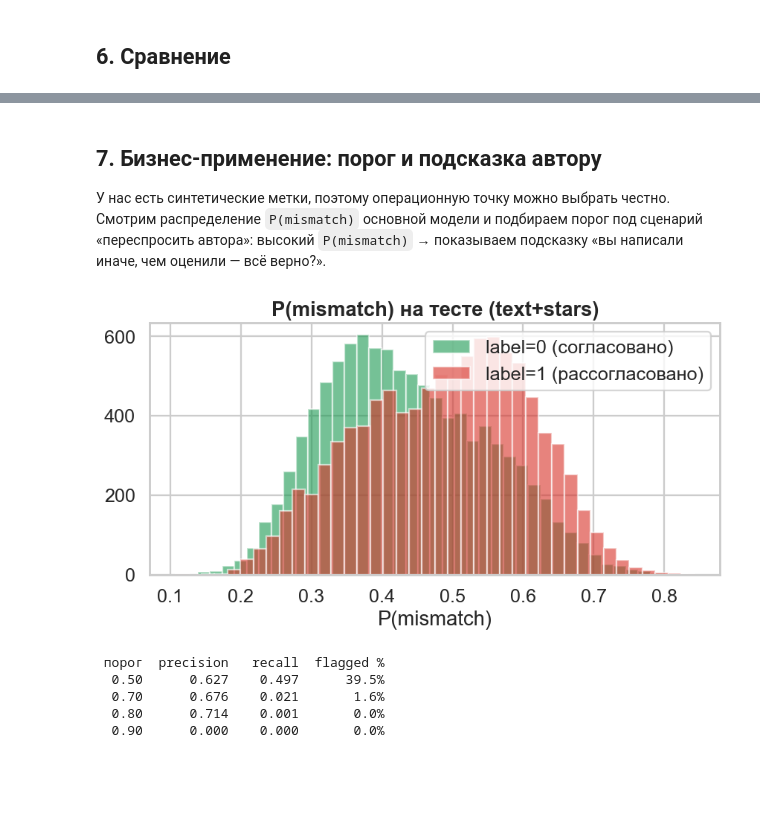
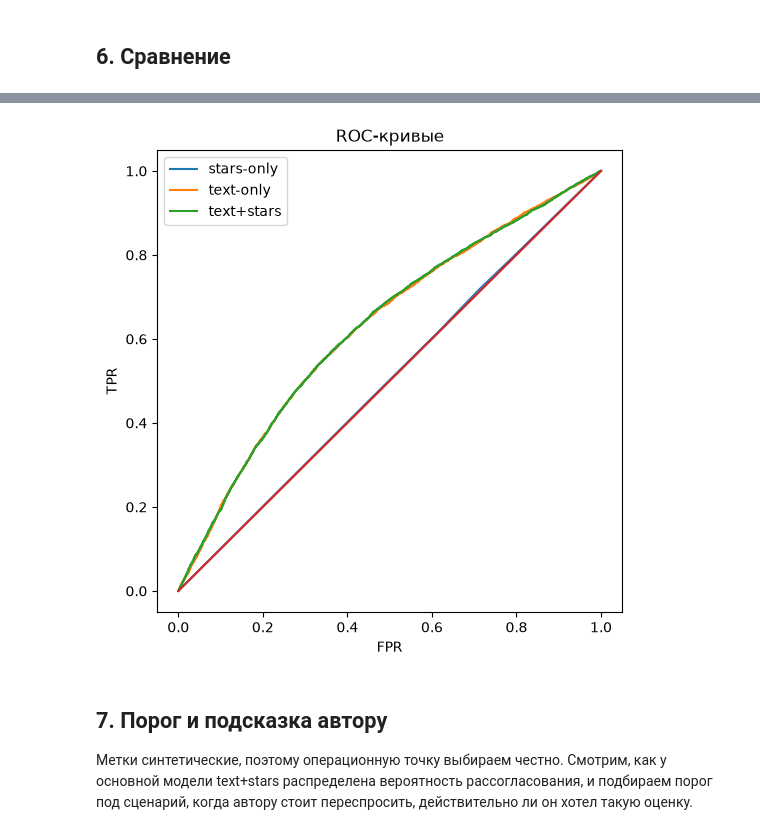
Before and after one commit to bluesteelll/gp5, a Jupyter notebook: notebooks/06_task2_mismatch_detector.ipynb, the cells around one changed output, grey strips where cells are left out. Cells and saved outputs as stored; diff of their text form; code cells hidden in the pictures; blank space fills up the shorter version.

```diff
--- a/notebooks/06_task2_mismatch_detector.ipynb
+++ b/notebooks/06_task2_mismatch_detector.ipynb
@@ -304,21 +298,2 @@ for name, kw in configs:
 # %% [markdown]
 ## 6. Сравнение
-# %%
-rows = []
-for name, r in results.items():
-    pred = r["probs"] > 0.5
-    rows.append({"модель": name, "параметры": r["params"],
-                 "test ROC-AUC": roc_auc_score(r["gts"], r["probs"]),
-                 "test F1": f1_score(r["gts"], pred),
-                 "test accuracy": accuracy_score(r["gts"], pred)})
-comp = pd.DataFrame(rows).set_index("модель")
-display(comp.style.format({"параметры": "{:,.0f}", "test ROC-AUC": "{:.3f}",
-                           "test F1": "{:.3f}", "test accuracy": "{:.3f}"}))
-
-fig, ax = plt.subplots(figsize=(6.5, 6))
-for name, r in results.items():
-    fpr, tpr, _ = roc_curve(r["gts"], r["probs"])
-    ax.plot(fpr, tpr, label=f"{name} (AUC={roc_auc_score(r['gts'], r['probs']):.3f})")
-ax.plot([0, 1], [0, 1], "k--", lw=1)
-ax.set_title("ROC-кривые"); ax.set_xlabel("FPR"); ax.set_ylabel("TPR"); ax.legend()
-savefig("roc_curves"); plt.show()
@@ -331,0 +300,7 @@ savefig("roc_curves"); plt.show()
+# %%
+rows = []
+for name, r in results.items():
+    pred = r["probs"] > 0.5
+    rows.append({"model": name, "params": r["params"], "test_auc": roc_auc_score(r["gts"], r["probs"]), "test_f1": f1_score(r["gts"], pred), "test_acc": accuracy_score(r["gts"], pred)})
+comp = pd.DataFrame(rows).set_index("model").round(3)
+comp
@@ -332,26 +313,18 @@ savefig("roc_curves"); plt.show()
+# %%
+plt.figure(figsize=(6, 6))
+for name, r in results.items():
+    fpr, tpr, _ = roc_curve(r["gts"], r["probs"])
+    plt.plot(fpr, tpr, label=name)
+plt.plot([0, 1], [0, 1])
+plt.title("ROC-кривые")
+plt.xlabel("FPR")
+plt.ylabel("TPR")
+plt.legend()
+savefig("roc_curves")
+plt.show()
+# %% [output]
+[figure, added]
 # %% [markdown]
-## 7. Бизнес-применение: порог и подсказка автору
+## 7. Порог и подсказка автору
 
-У нас есть синтетические метки, поэтому операционную точку можно выбрать честно. Смотрим
-распределение `P(mismatch)` основной модели и подбираем порог под сценарий «переспросить автора»:
-высокий `P(mismatch)` → показываем подсказку «вы написали иначе, чем оценили — всё верно?».
+Метки синтетические, поэтому операционную точку выбираем честно. Смотрим, как у основной модели text+stars распределена вероятность рассогласования, и подбираем порог под сценарий, когда автору стоит переспросить, действительно ли он хотел такую оценку.
-# %%
-gts, probs = results["text+stars"]["gts"], results["text+stars"]["probs"]
-fig, ax = plt.subplots(figsize=(9, 4))
-ax.hist(probs[gts == 0], bins=40, alpha=.6, label="label=0 (согласовано)", color="#1a9850")
-ax.hist(probs[gts == 1], bins=40, alpha=.6, label="label=1 (рассогласовано)", color="#d73027")
-ax.set_title("P(mismatch) на тесте (text+stars)"); ax.set_xlabel("P(mismatch)"); ax.legend()
-savefig("prob_hist"); plt.show()
-
-print(f"{'порог':>6} {'precision':>10} {'recall':>8} {'flagged %':>10}")
-for thr in [0.5, 0.7, 0.8, 0.9]:
-    pred = probs > thr
-    p, r, _, _ = precision_recall_fscore_support(gts, pred, average="binary", zero_division=0)
-    print(f"{thr:>6.2f} {p:>10.3f} {r:>8.3f} {pred.mean()*100:>9.1f}%")
-# %% [output]
-[figure, removed]
- порог  precision   recall  flagged %
-  0.50      0.627    0.497      39.5%
-  0.70      0.676    0.021       1.6%
-  0.80      0.714    0.001       0.0%
-  0.90      0.000    0.000       0.0%
```
Also changed, not shown: parts of 29 cells of this notebook, 10 other files.
